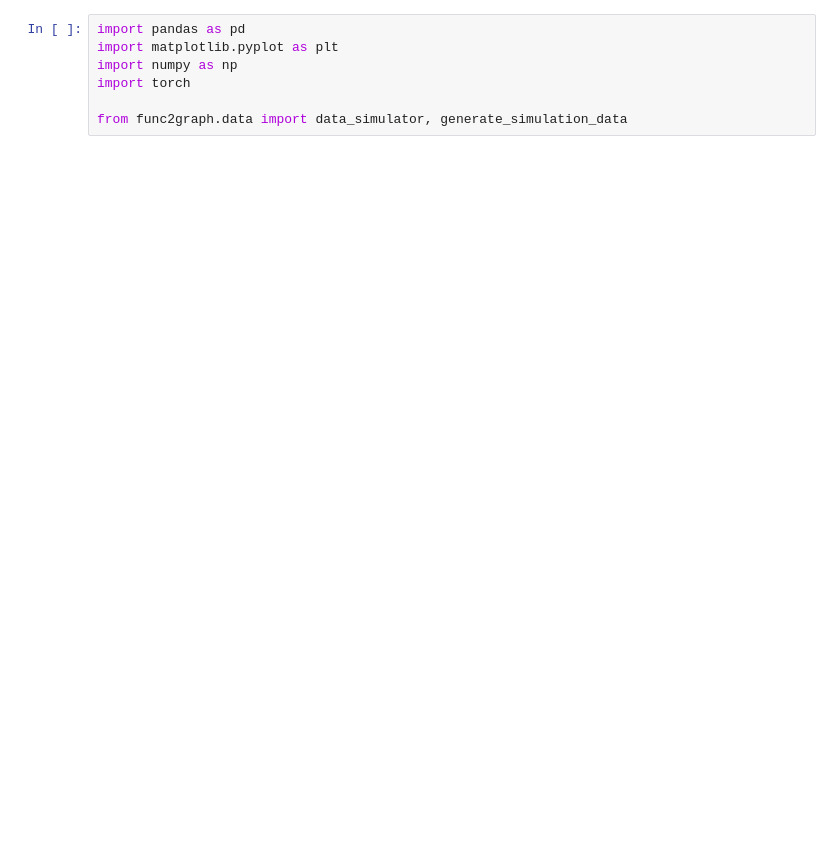
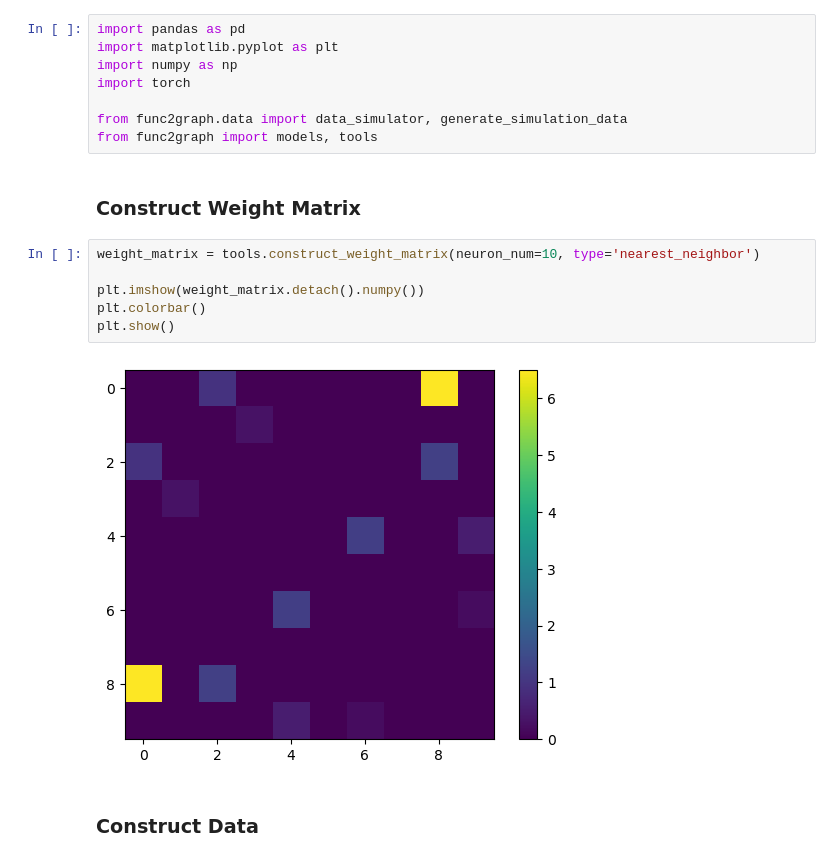
Before and after one commit to wuweizhang0723/func2graph, a Jupyter notebook: notebook/check_data/simulation_data.ipynb, the cells around one changed output. Saved outputs shown, nothing was run; the diff lists cells and outputs as text; blank space fills up the shorter version.

```diff
--- a/notebook/check_data/simulation_data.ipynb
+++ b/notebook/check_data/simulation_data.ipynb
@@ -12,6 +9,19 @@ import numpy as np
 import torch
 
 from func2graph.data import data_simulator, generate_simulation_data
+from func2graph import models, tools
+# %% [markdown]
+### Construct Weight Matrix
+# %%
+weight_matrix = tools.construct_weight_matrix(neuron_num=10, type='nearest_neighbor')
+
+plt.imshow(weight_matrix.detach().numpy())
+plt.colorbar()
+plt.show()
+# %% [output]
+[figure, added]
+# %% [markdown]
+### Construct Data
 # %%
 neuron_num = 10
 dt = 0.001
```
Also changed, not shown: parts of 6 cells of this notebook, 6 other files.
